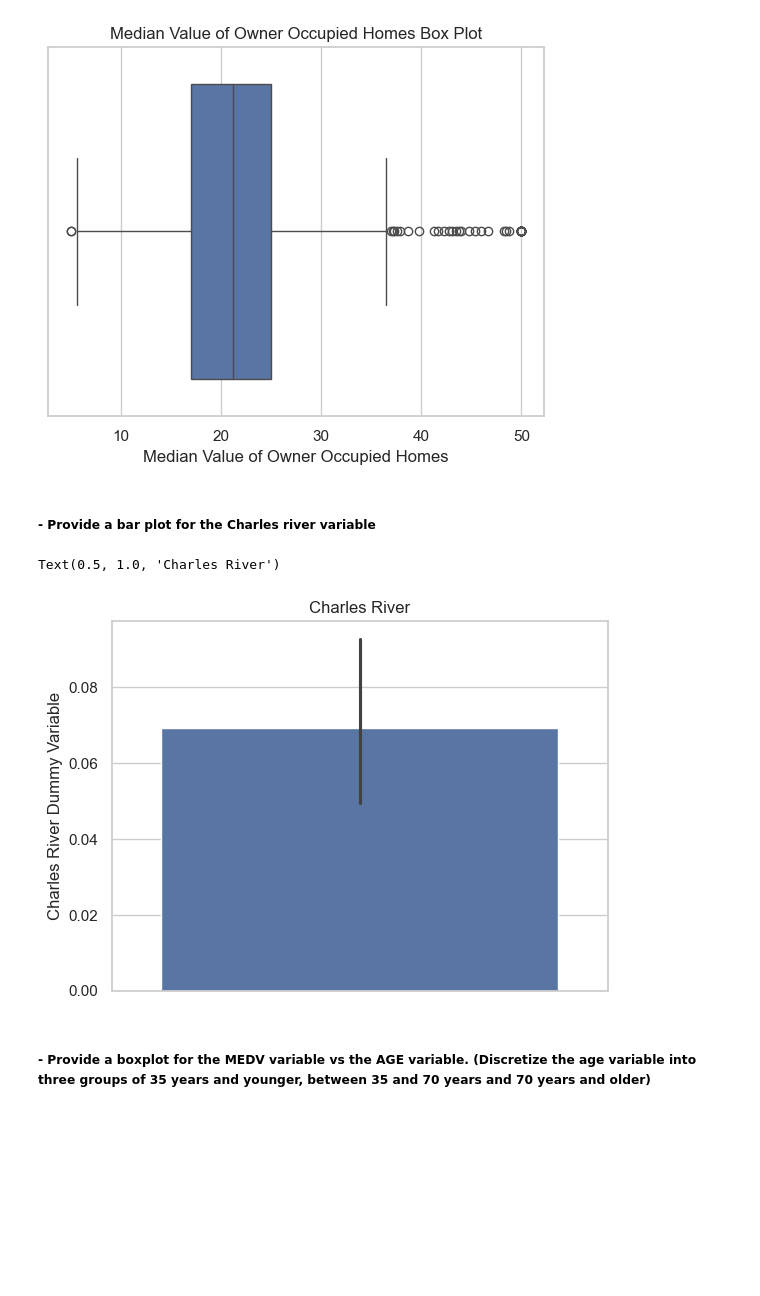
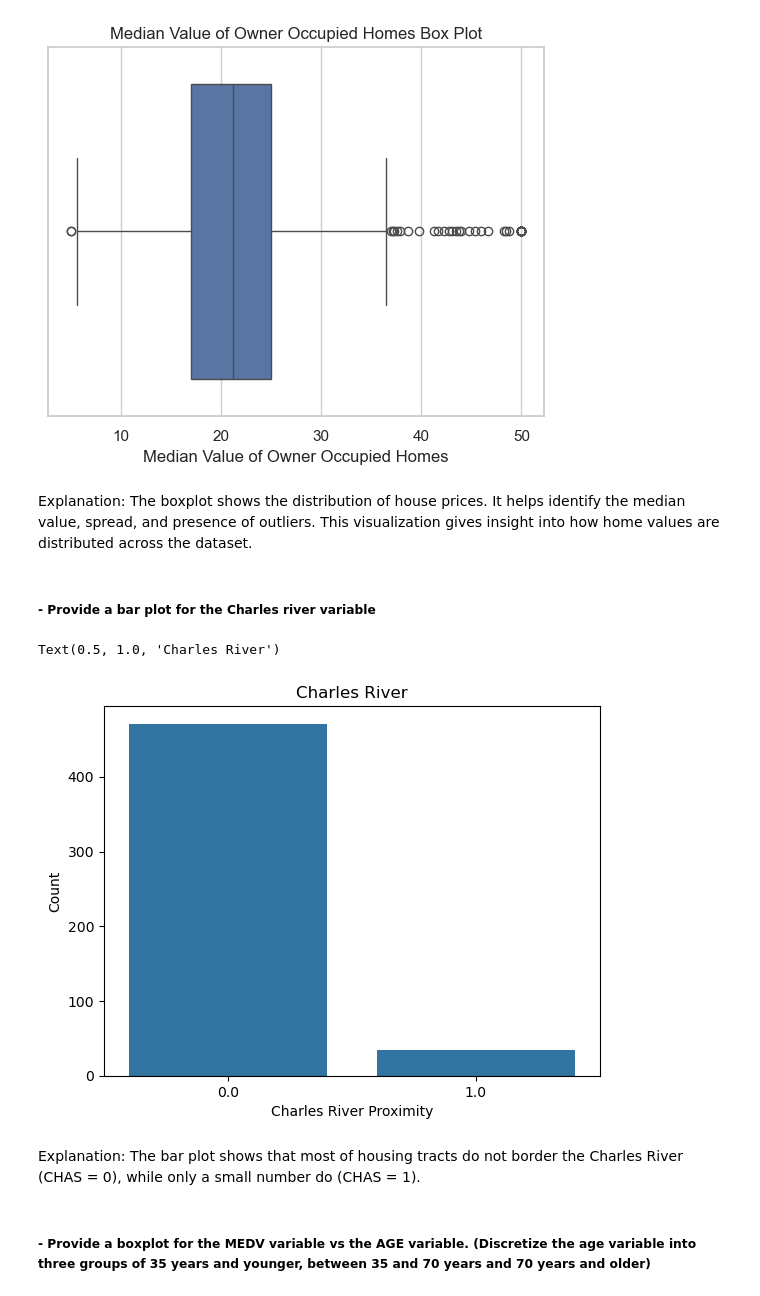
Before and after one commit to AndresL230/Boston-Housing-Analysis, a Jupyter notebook: BostonHousing_Notebook.ipynb, the cells around one changed output. Cells and saved outputs as stored; diff of their text form; code cells hidden in the pictures; blank space fills up the shorter version.

```diff
--- a/BostonHousing_Notebook.ipynb
+++ b/BostonHousing_Notebook.ipynb
@@ -58,16 +58,21 @@ medvBox.set_title('Median Value of Owner Occupied Homes Box Plot')
 # %% [output]
 Text(0.5, 1.0, 'Median Value of Owner Occupied Homes Box Plot')
 [figure]
+# %% [markdown]
+Explanation: The boxplot shows the distribution of house prices. It helps identify the median value, spread, and presence of outliers. This visualization gives insight into how home values are distributed across the dataset.
 # %% [markdown]
 ##### - Provide a  bar plot for the Charles river variable
 # %%
-chasBar = sns.barplot(y='CHAS',data=boston_df)
+chasBar = sns.countplot(x='CHAS',data=boston_df)
 
-chasBar.set_ylabel("Charles River Dummy Variable")
+chasBar.set_ylabel("Count")
+chasBar.set_xlabel('Charles River Proximity')
 chasBar.set_title('Charles River')
 # %% [output]
 Text(0.5, 1.0, 'Charles River')
-[figure, old version]
+[figure, new version]
+# %% [markdown]
+Explanation: The bar plot shows that most of housing tracts do not border the Charles River (CHAS = 0), while only a small number do (CHAS = 1).
 # %% [markdown]
 ##### - Provide a boxplot for the MEDV variable vs the AGE variable. (Discretize the age variable into three groups of 35 years and younger, between 35 and 70 years and 70 years and older)
 # %%
```
Also changed, not shown: parts of 9 cells of this notebook.
